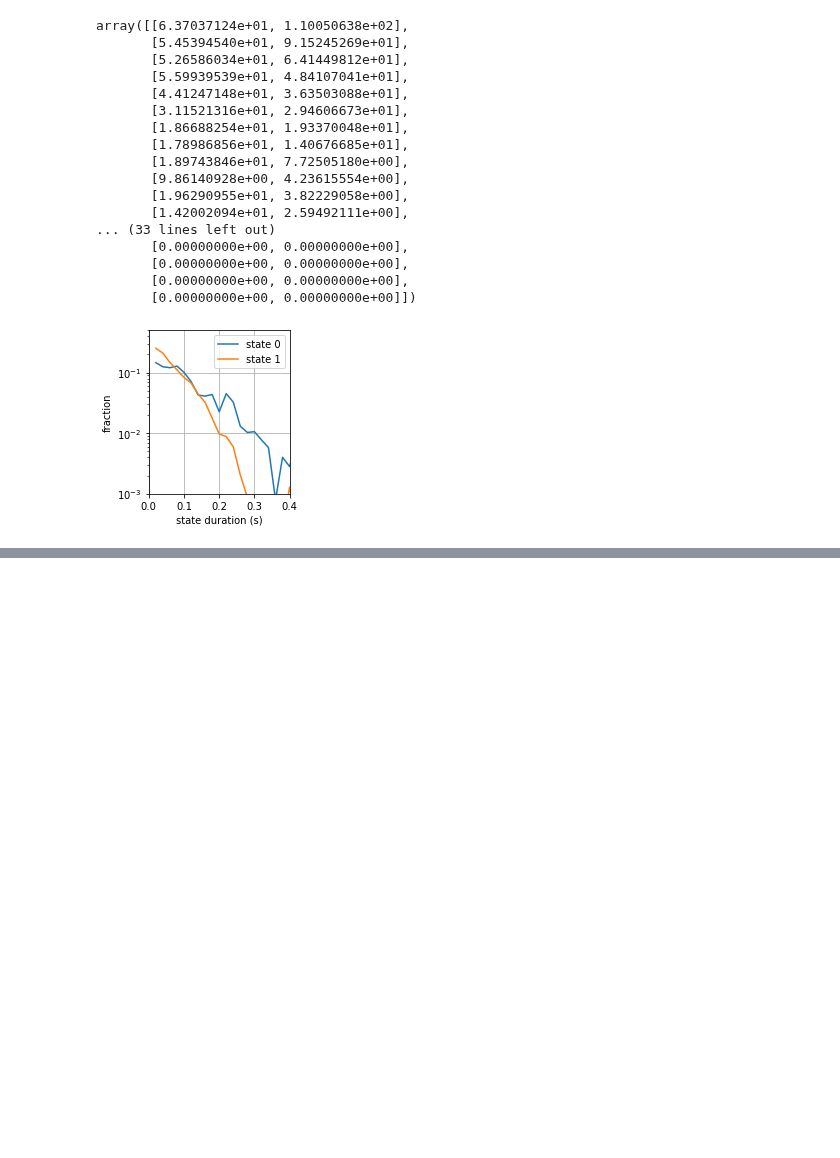
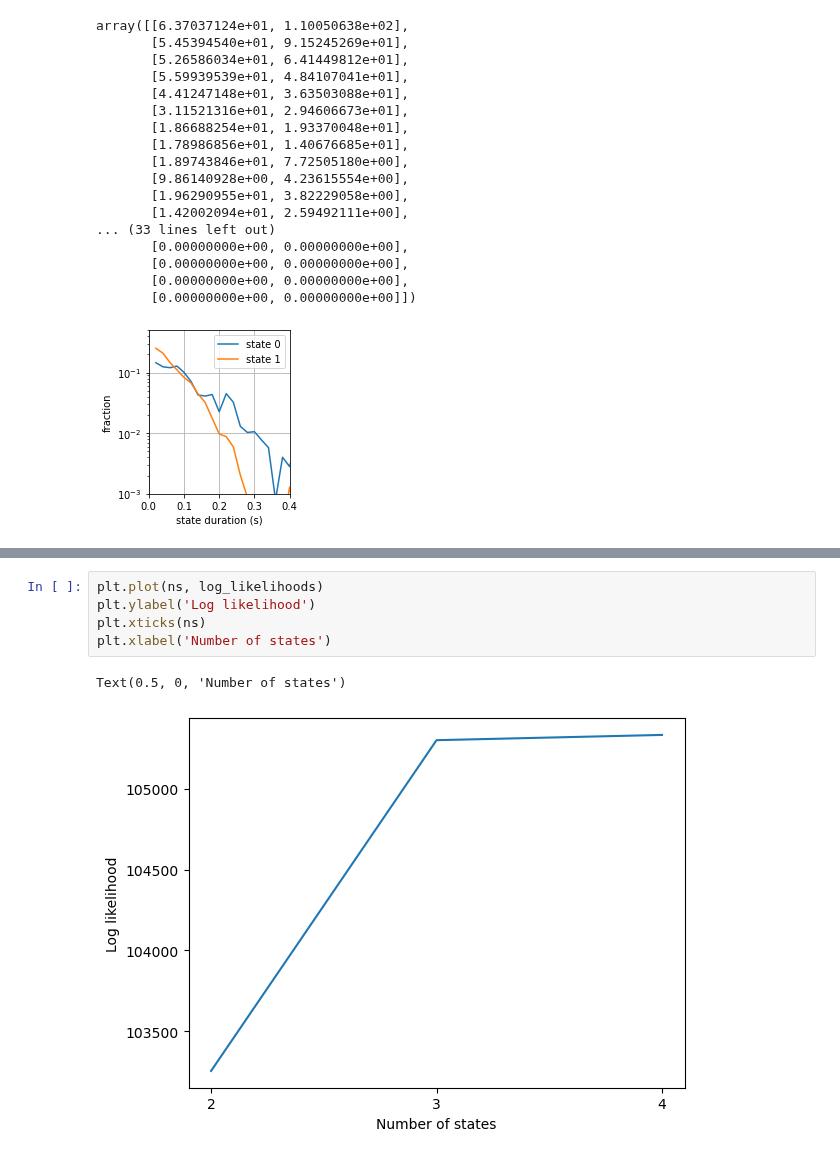
Before and after one commit to vanTeeffelenLab/ExTrack, a Jupyter notebook: Tutorials/Tutorial_ExTrack.ipynb, the cells around one changed output, grey strips where cells are left out. Drawn from its saved outputs; the diff is of its cells as text; blank space fills up the shorter version.

```diff
--- a/Tutorials/Tutorial_ExTrack.ipynb
+++ b/Tutorials/Tutorial_ExTrack.ipynb
@@ -994,0 +1097,8 @@ array([[6.37037124e+01, 1.10050638e+02],
+# %%
+plt.plot(ns, log_likelihoods)
+plt.ylabel('Log likelihood')
+plt.xticks(ns)
+plt.xlabel('Number of states')
+# %% [output]
+Text(0.5, 0, 'Number of states')
+[figure, added]
```
Also changed, not shown: parts of 9 cells of this notebook.
